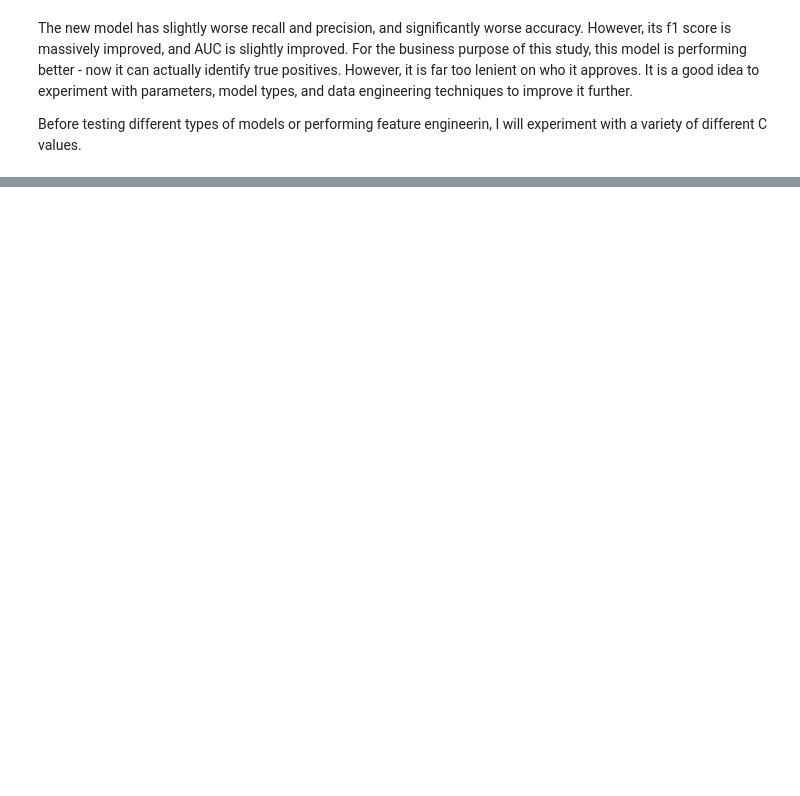
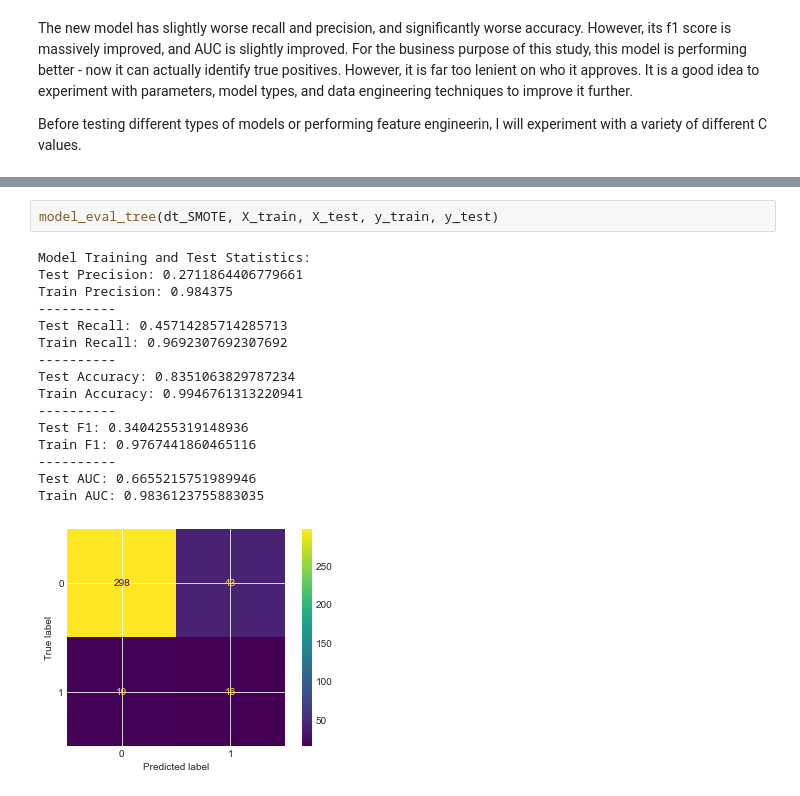
Before and after one commit to Davidkeebler/Credit_Card_Approvals_and_Denials_Prediction, a Jupyter notebook: Untitled.ipynb, the cells around one changed output, grey strips where cells are left out. Cells and saved outputs as stored; diff of their text form; blank space fills up the shorter version.

```diff
--- a/Untitled.ipynb
+++ b/Untitled.ipynb
@@ -393,0 +488,19 @@ After a C paramter of 1e6, we do not seem to be getting any noticeable improveme
+# %%
+model_eval_tree(dt_SMOTE, X_train, X_test, y_train, y_test)
+# %% [output]
+Model Training and Test Statistics:
+Test Precision: 0.2711864406779661
+Train Precision: 0.984375
+----------
+Test Recall: 0.45714285714285713
+Train Recall: 0.9692307692307692
+----------
+Test Accuracy: 0.8351063829787234
+Train Accuracy: 0.9946761313220941
+----------
+Test F1: 0.3404255319148936
+Train F1: 0.9767441860465116
+----------
+Test AUC: 0.6655215751989946
+Train AUC: 0.9836123755883035
+[figure, added]
```
Also changed, not shown: parts of 17 cells of this notebook.
